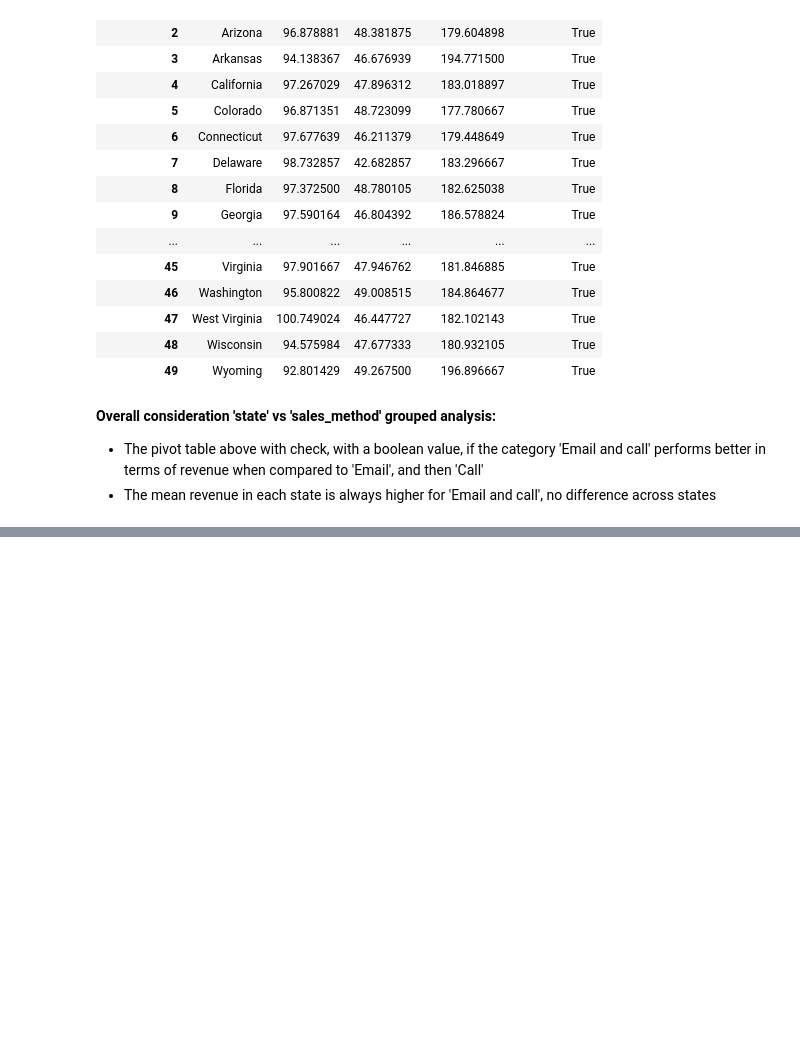
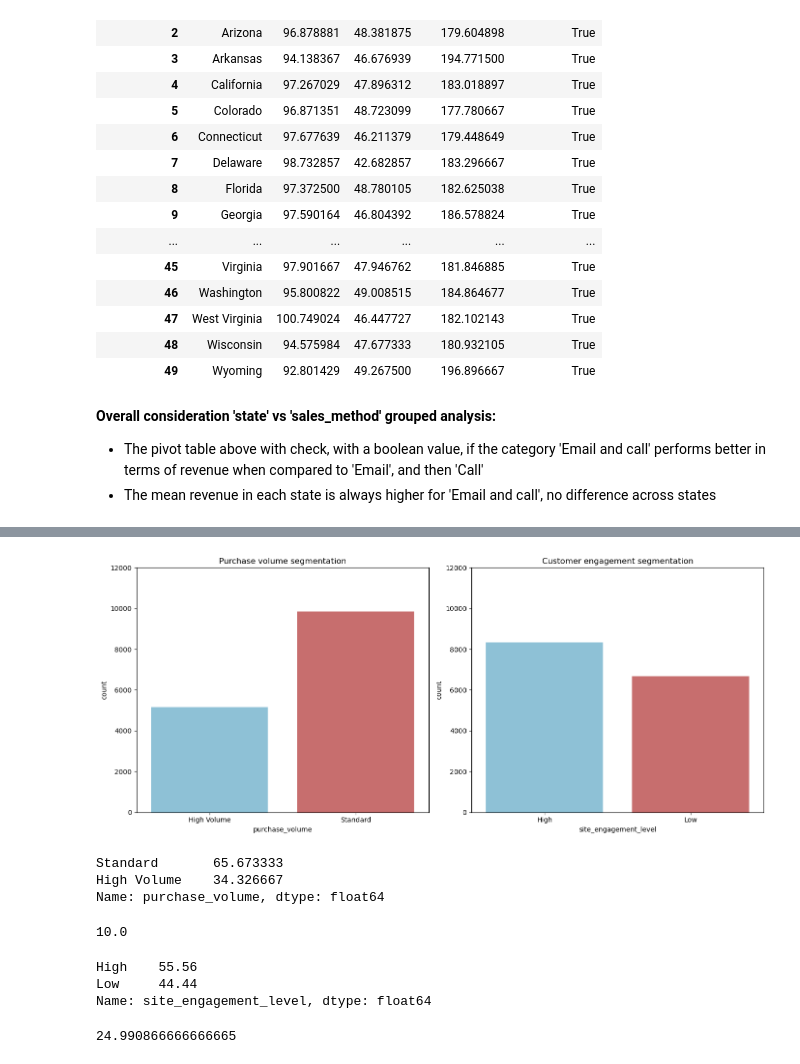
Before and after one commit to mikjf/datacamp_data_analyst_professional_python, a Jupyter notebook: exam_product_sales_analysis.ipynb, the cells around one changed output, grey strips where cells are left out. Saved outputs shown, nothing was run; the diff lists cells and outputs as text; code cells hidden in the pictures; blank space fills up the shorter version.

```diff
--- a/exam_product_sales_analysis.ipynb
+++ b/exam_product_sales_analysis.ipynb
@@ -1056,0 +1140,21 @@ pivot_table
+# %%
+# create visualization
+plt.figure(figsize=(14, 6))
+
+# visualize product sold segmentation
+plt.subplot(1, 2, 1)
+sns.countplot(x='purchase_volume', data=customer_segments, palette=muted_colors)
+plt.title('Purchase volume segmentation')
+plt.ylim(0, 12000)
+
+# visualize customer segment segmentation
+plt.subplot(1, 2, 2)
+sns.countplot(x='site_engagement_level', data=customer_segments, palette=muted_colors)
+plt.title('Customer engagement segmentation')
+plt.ylim(0, 12000)
+
+# show plots
+plt.tight_layout()
+plt.show()
+# %% [output]
+[figure, added]
@@ -1056,0 +1165,24 @@ pivot_table
+# %%
+# % purchase volume segmentation
+purchase_volume_percentages
+# %% [output]
+Standard       65.673333
+High Volume    34.326667
+Name: purchase_volume, dtype: float64
+# %%
+# median products sold
+median_products_sold
+# %% [output]
+10.0
+# %%
+# % customer engagement segmentation
+engagement_level_percentages
+# %% [output]
+High    55.56
+Low     44.44
+Name: site_engagement_level, dtype: float64
+# %%
+# average (mean) site visits
+average_site_visits
+# %% [output]
+24.990866666666665
```
Also changed, not shown: parts of 22 cells of this notebook.
